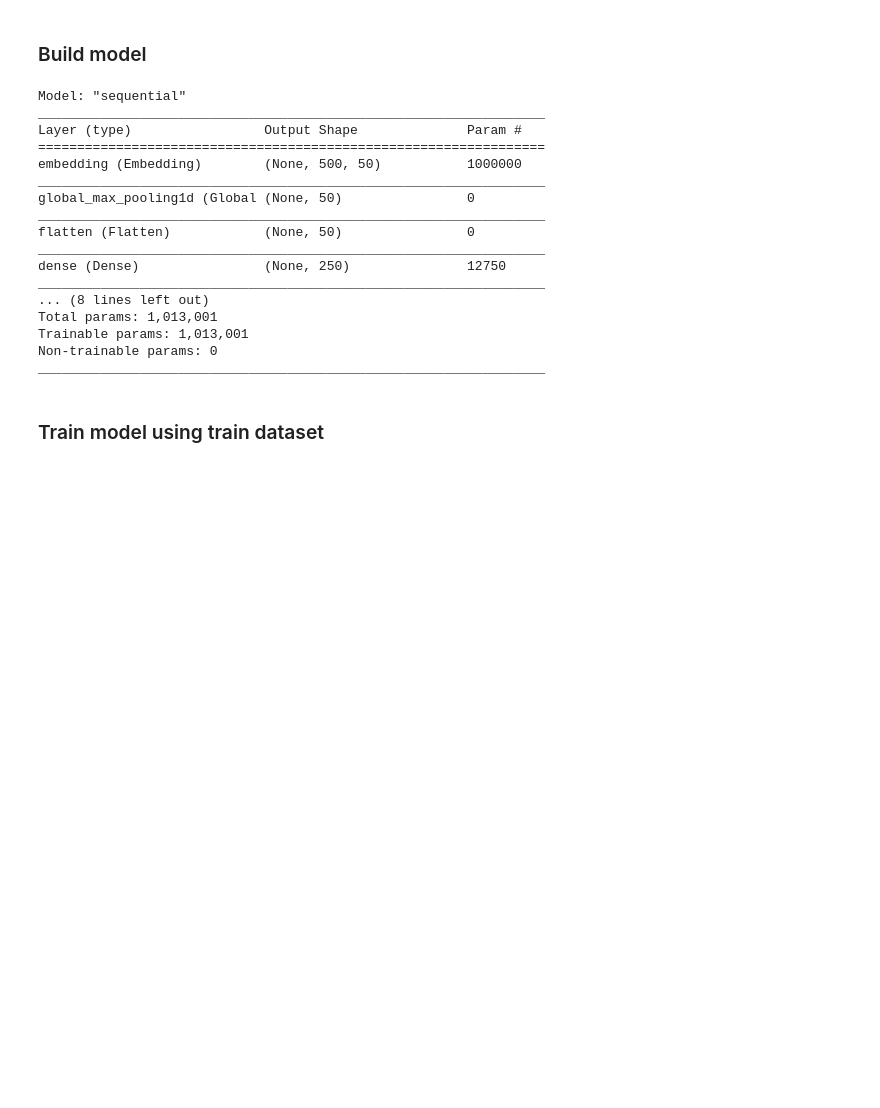
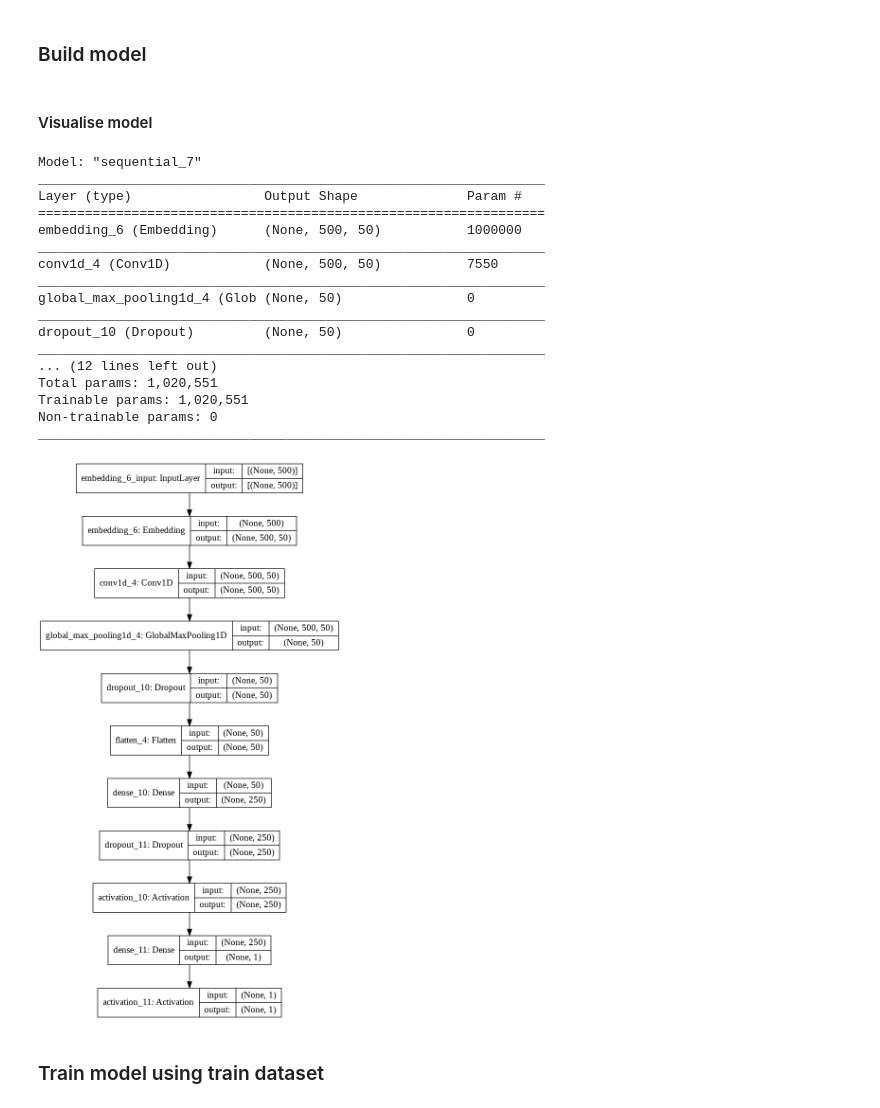
Before and after one commit to bigteo/BT4222_Assignment3, a Jupyter notebook: A3_A0203989N.ipynb, the cells around one changed output. Saved outputs shown, nothing was run; the diff lists cells and outputs as text; code cells hidden in the pictures; blank space fills up the shorter version.

```diff
--- a/A3_A0203989N.ipynb
+++ b/A3_A0203989N.ipynb
@@ -193,13 +193,13 @@ array([[   10,     7,   240,   157,     1, 15001, 13365,    19,    11,
 #### Model setup
 # %%
 epochs = 5
-batch_size = 256
+#batch_size = 256
 
 #max_features = 5000 # max number of words in the corpus
 embedding_dims = 50 # emddeding for each word
 maxlen = 500 # max number of words in the review
 
-filters = 250
+filters = 50
 kernel_size = 3 # size of the 1D conv. layer
 hidden_dims = 250 # number of dimensions
 # %% [markdown]
@@ -207,22 +207,30 @@ hidden_dims = 250 # number of dimensions
 # %%
 model_cnn = Sequential()
 
-# we start off with an efficient embedding layer which maps
-# our vocab indices into embedding_dims dimensions
+# We start off with an efficient embedding layer which maps
+# Our vocab indices into embedding_dims dimensions
 model_cnn.add(Embedding(max_features,
                      embedding_dims,
                      input_length=maxlen))
+
+# Convolution layer 1
+model_cnn.add(Conv1D(filters,
+                 kernel_size,
+                 padding='same',
+                 activation='relu',
+                 strides=1))
 
 # Max pooling
 model_cnn.add(GlobalMaxPooling1D())
 
 ##### OTHER CONVOLUTION LAYERS #####
+model_cnn.add(Dropout(0.5))
 
 # Flatten before connecting back
 model_cnn.add(Flatten())
 
 model_cnn.add(Dense(hidden_dims))
-model_cnn.add(Dropout(0.2))
+model_cnn.add(Dropout(0.5))
 model_cnn.add(Activation('relu'))
 
 # Project onto a single unit, dense output layer and apply sigmoid activation function
@@ -232,20 +245,22 @@ model_cnn.add(Activation('sigmoid'))
+# %% [markdown]
+#### Visualise model
 # %%
 model_cnn.summary()
 # %% [output]
-Model: "sequential"
+Model: "sequential_7"
 _________________________________________________________________
 Layer (type)                 Output Shape              Param #
 =================================================================
-embedding (Embedding)        (None, 500, 50)           1000000
+embedding_6 (Embedding)      (None, 500, 50)           1000000
 _________________________________________________________________
-global_max_pooling1d (Global (None, 50)                0
+conv1d_4 (Conv1D)            (None, 500, 50)           7550
 _________________________________________________________________
-flatten (Flatten)            (None, 50)                0
+global_max_pooling1d_4 (Glob (None, 50)                0
 _________________________________________________________________
-dense (Dense)                (None, 250)               12750
+dropout_10 (Dropout)         (None, 50)                0
 _________________________________________________________________
-... (8 lines left out)
-Total params: 1,013,001
-Trainable params: 1,013,001
+... (12 lines left out)
+Total params: 1,020,551
+Trainable params: 1,020,551
 Non-trainable params: 0
 _________________________________________________________________
@@ -257,3 +267,7 @@ model_cnn.compile(loss='binary_crossentropy',
+# %%
+plot_model(model_cnn, "multi_input_and_output_model.png", show_shapes=True)
+# %% [output]
+[figure, added]
 # %% [markdown]
 ### Train model using train dataset
 # %%
```
Also changed, not shown: parts of 28 cells of this notebook.
